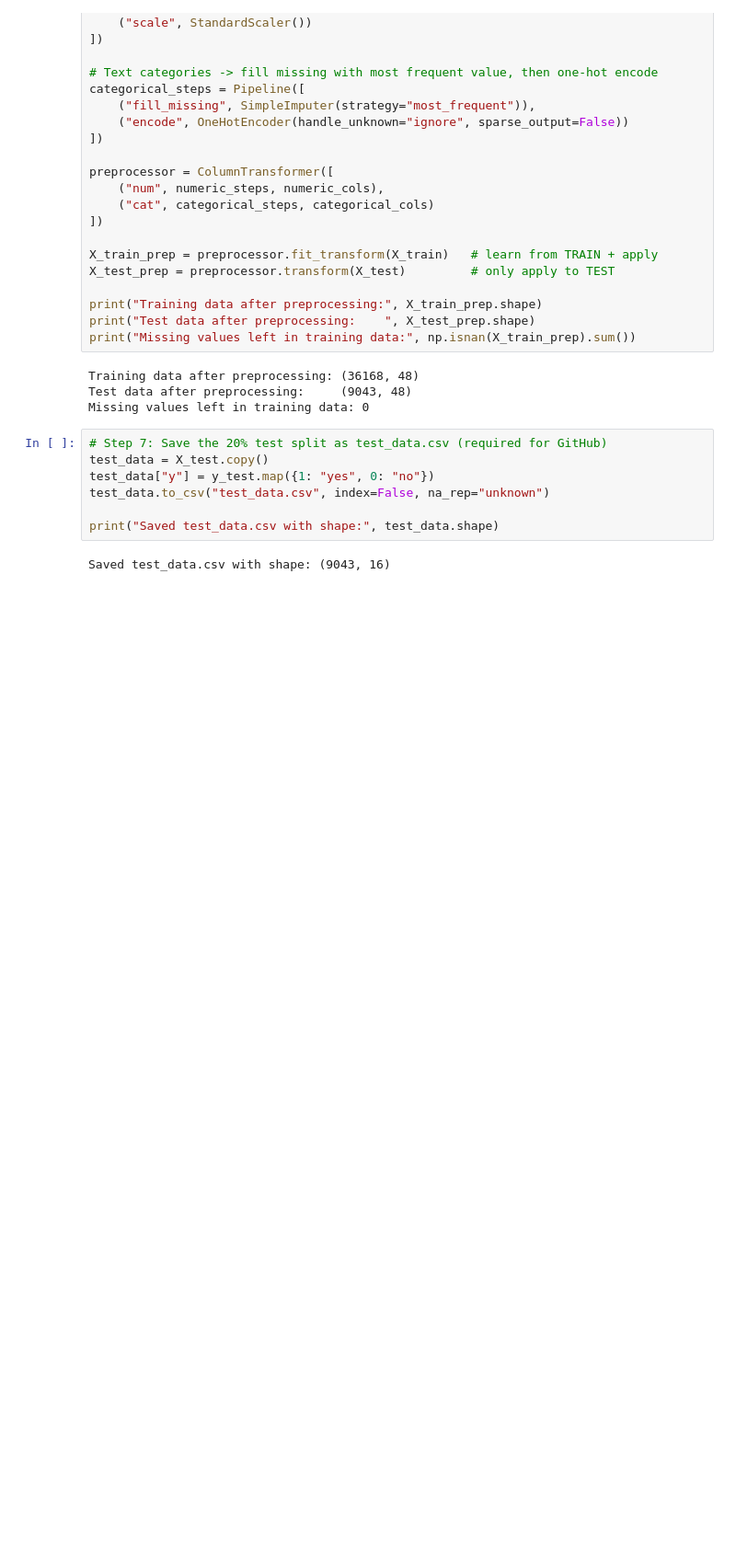
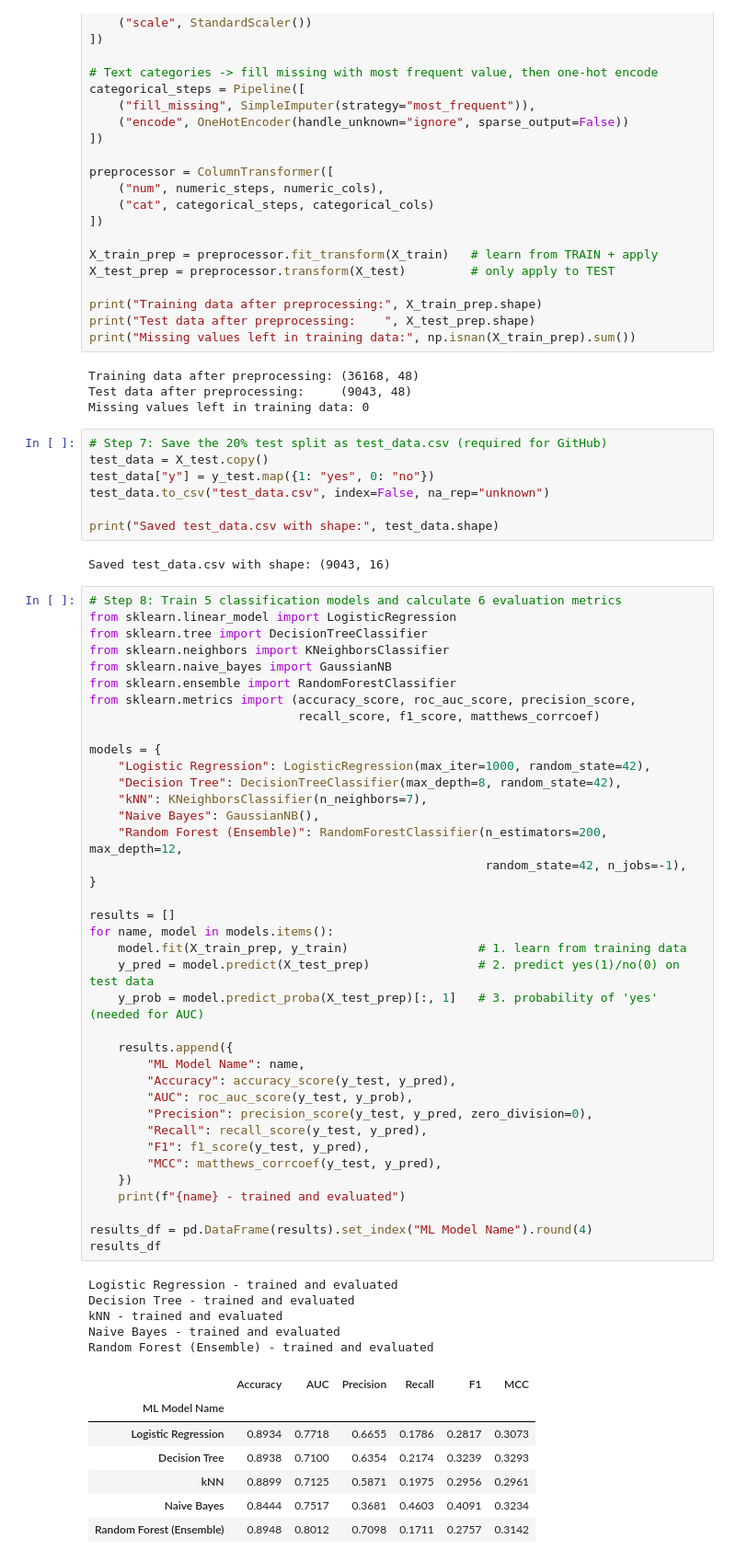
Before and after one commit to sathiskumar-n/ml-classification-assignment, a Jupyter notebook: model/bank_marketing_classification.ipynb, the cells around one changed output. Shown at 92% size. Drawn from its saved outputs; the diff is of its cells as text; blank space fills up the shorter version.

```diff
--- a/model/bank_marketing_classification.ipynb
+++ b/model/bank_marketing_classification.ipynb
@@ -174,3 +192,54 @@ test_data.to_csv("test_data.csv", index=False, na_rep="unknown")
 print("Saved test_data.csv with shape:", test_data.shape)
 # %% [output]
 Saved test_data.csv with shape: (9043, 16)
+# %%
+# Step 8: Train 5 classification models and calculate 6 evaluation metrics
+from sklearn.linear_model import LogisticRegression
+from sklearn.tree import DecisionTreeClassifier
+from sklearn.neighbors import KNeighborsClassifier
+from sklearn.naive_bayes import GaussianNB
+from sklearn.ensemble import RandomForestClassifier
+from sklearn.metrics import (accuracy_score, roc_auc_score, precision_score,
+                             recall_score, f1_score, matthews_corrcoef)
+
+models = {
+    "Logistic Regression": LogisticRegression(max_iter=1000, random_state=42),
+    "Decision Tree": DecisionTreeClassifier(max_depth=8, random_state=42),
+    "kNN": KNeighborsClassifier(n_neighbors=7),
+    "Naive Bayes": GaussianNB(),
+    "Random Forest (Ensemble)": RandomForestClassifier(n_estimators=200, max_depth=12,
+                                                       random_state=42, n_jobs=-1),
+}
+
+results = []
+for name, model in models.items():
+    model.fit(X_train_prep, y_train)                  # 1. learn from training data
+    y_pred = model.predict(X_test_prep)               # 2. predict yes(1)/no(0) on test data
+    y_prob = model.predict_proba(X_test_prep)[:, 1]   # 3. probability of 'yes' (needed for AUC)
+
+    results.append({
+        "ML Model Name": name,
+        "Accuracy": accuracy_score(y_test, y_pred),
+        "AUC": roc_auc_score(y_test, y_prob),
+        "Precision": precision_score(y_test, y_pred, zero_division=0),
+        "Recall": recall_score(y_test, y_pred),
+        "F1": f1_score(y_test, y_pred),
+        "MCC": matthews_corrcoef(y_test, y_pred),
+    })
+    print(f"{name} - trained and evaluated")
+
+results_df = pd.DataFrame(results).set_index("ML Model Name").round(4)
+results_df
+# %% [output]
+Logistic Regression - trained and evaluated
+Decision Tree - trained and evaluated
+kNN - trained and evaluated
+Naive Bayes - trained and evaluated
+Random Forest (Ensemble) - trained and evaluated
+|  | Accuracy | AUC | Precision | Recall | F1 | MCC |
+| ML Model Name |  |  |  |  |  |  |
+| Logistic Regression | 0.8934 | 0.7718 | 0.6655 | 0.1786 | 0.2817 | 0.3073 |
+| Decision Tree | 0.8938 | 0.7100 | 0.6354 | 0.2174 | 0.3239 | 0.3293 |
+| kNN | 0.8899 | 0.7125 | 0.5871 | 0.1975 | 0.2956 | 0.2961 |
+| Naive Bayes | 0.8444 | 0.7517 | 0.3681 | 0.4603 | 0.4091 | 0.3234 |
+| Random Forest (Ensemble) | 0.8948 | 0.8012 | 0.7098 | 0.1711 | 0.2757 | 0.3142 |
```
Also changed, not shown: parts of 2 cells of this notebook.
